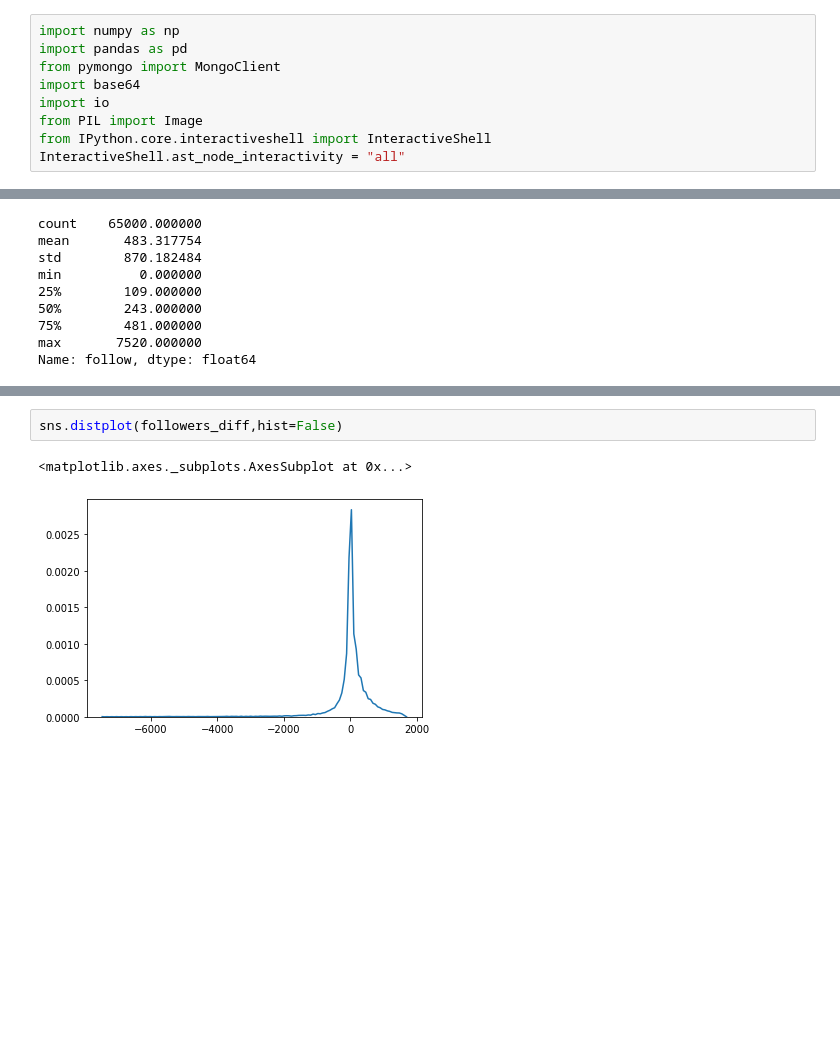
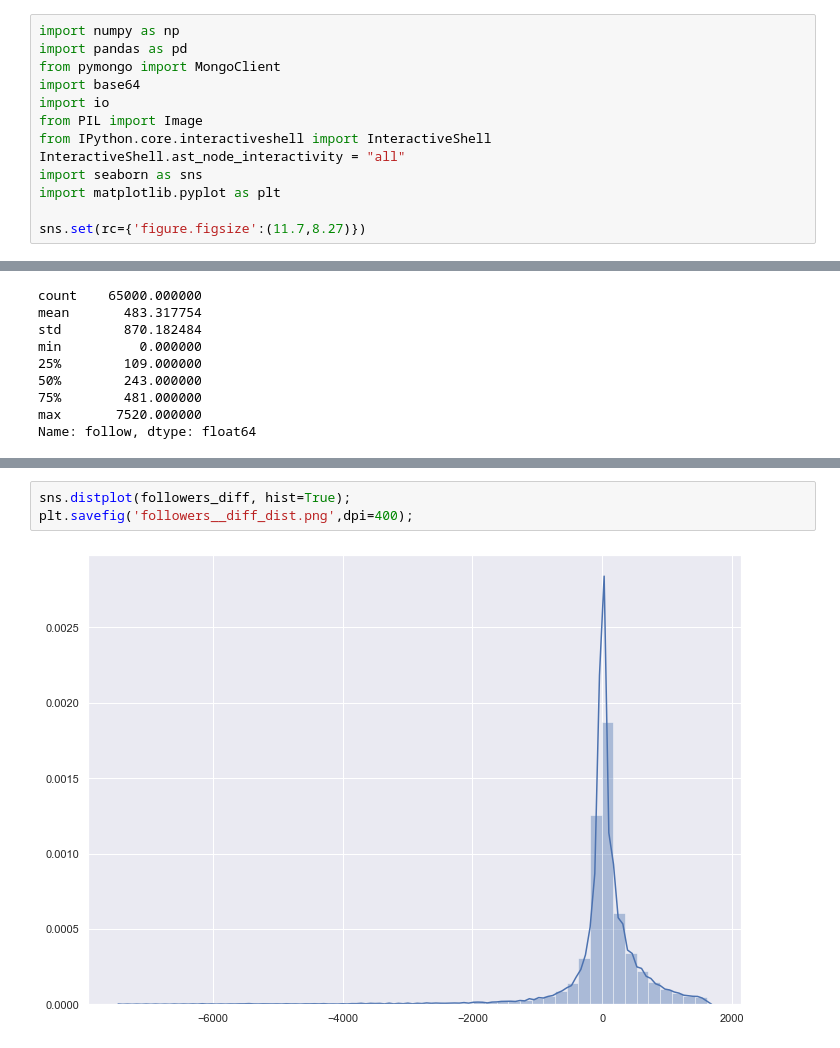
Before and after one commit to angrymuskrat/instagram-auditor, a Jupyter notebook: notebooks/profiles-EDA.ipynb, the cells around one changed output, grey strips where cells are left out. Drawn from its saved outputs; the diff is of its cells as text; blank space fills up the shorter version.

```diff
--- a/notebooks/profiles-EDA.ipynb
+++ b/notebooks/profiles-EDA.ipynb
@@ -7,6 +7,10 @@ import io
 from PIL import Image
 from IPython.core.interactiveshell import InteractiveShell
 InteractiveShell.ast_node_interactivity = "all"
+import seaborn as sns
+import matplotlib.pyplot as plt
+
+sns.set(rc={'figure.figsize':(11.7,8.27)})
 # %%
 SERVER_IP = "213.136.94.240"
 USERNAME = "admin"
@@ -158,7 +199,7 @@ min      -7388.000000
 max       1613.000000
 dtype: float64
 # %%
-sns.distplot(followers_diff,hist=False)
+sns.distplot(followers_diff, hist=True);
+plt.savefig('followers__diff_dist.png',dpi=400);
 # %% [output]
-<matplotlib.axes._subplots.AxesSubplot at 0x...>
-[figure, old version]
+[figure, new version]
```
Also changed, not shown: parts of 11 cells of this notebook.
